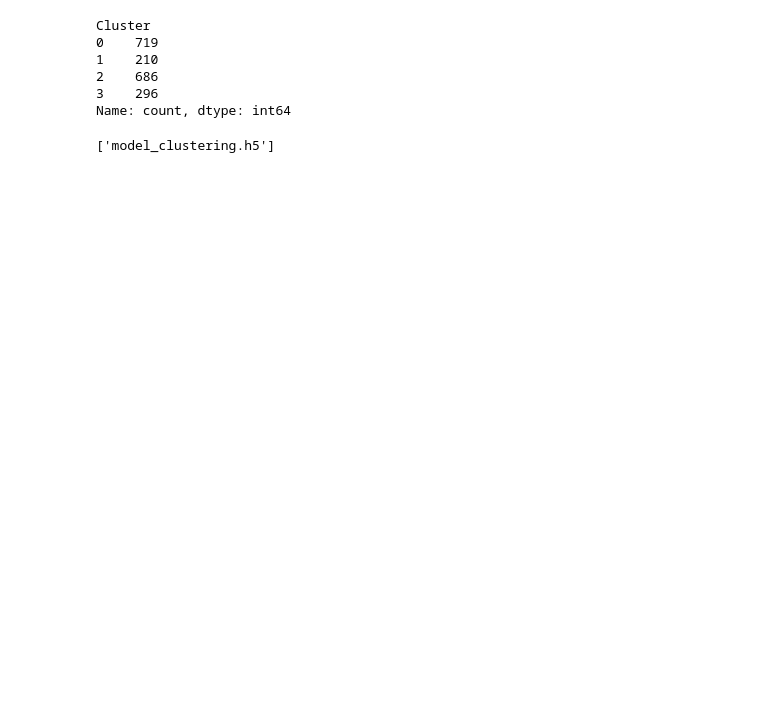
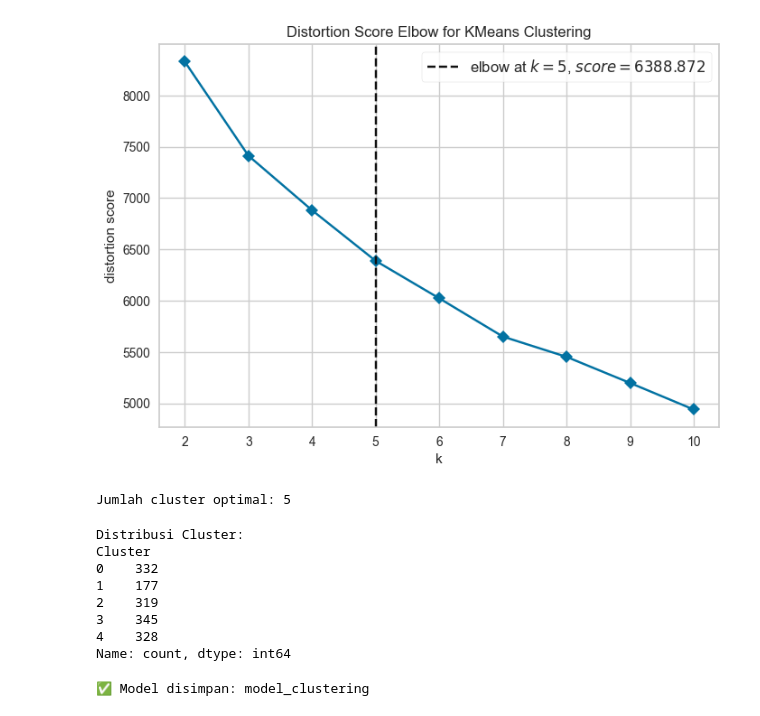
Before and after one commit to Bangkah/dicoding-ml-submission, a Jupyter notebook: [Clustering] Submission Akhir BMLP_Muhammad Dhiyaul Atha.ipynb, the cells around one changed output. Saved outputs shown, nothing was run; the diff lists cells and outputs as text; code cells hidden in the pictures; blank space fills up the shorter version.

Commit message:
submission machine learning untuk pemula

```diff
--- a/[Clustering] Submission Akhir BMLP_Muhammad Dhiyaul Atha.ipynb
+++ b/[Clustering] Submission Akhir BMLP_Muhammad Dhiyaul Atha.ipynb
@@ -135,0 +166,13 @@ Cluster optimal: 4
+# %%
+# Label Encoding untuk fitur kategorikal
+label_encoders = {}
+categorical_columns = df.select_dtypes(include=['object']).columns.tolist()
+print(f"Kolom kategorikal: {categorical_columns}\n")
+
+for col in categorical_columns:
+    le = LabelEncoder()
+    df[col] = le.fit_transform(df[col])
+    label_encoders[col] = le
+    print(f"'{col}': {list(le.classes_)}")
+
+df.head()
@@ -135,0 +198,14 @@ Cluster optimal: 4
+# %%
+# Handling Outlier menggunakan metode IQR (drop)
+numeric_features = df.select_dtypes(include=[np.number]).columns.tolist()
+
+print(f"Data sebelum handling outlier: {df.shape}")
+for col in numeric_features:
+    Q1 = df[col].quantile(0.25)
+    Q3 = df[col].quantile(0.75)
+    IQR = Q3 - Q1
+    lower = Q1 - 1.5 * IQR
+    upper = Q3 + 1.5 * IQR
+    df = df[(df[col] >= lower) & (df[col] <= upper)]
+
+print(f"Data setelah handling outlier: {df.shape}")
@@ -135,0 +215,5 @@ Cluster optimal: 4
+# %%
+# Feature Scaling menggunakan StandardScaler
+scaler = StandardScaler()
+df_scaled = pd.DataFrame(scaler.fit_transform(df), columns=df.columns)
+df_scaled.head()
@@ -136,17 +274,40 @@ Cluster optimal: 4
+# %%
+# Elbow Method menggunakan KElbowVisualizer
+model = KMeans(random_state=42)
+visualizer = KElbowVisualizer(model, k=(2, 11), timings=False, force_model=True)
+visualizer.fit(df_scaled.values)
+visualizer.show()
+plt.show()
+
+optimal_k = visualizer.elbow_value_
+if optimal_k is None:
+    optimal_k = 4
+print(f"\nJumlah cluster optimal: {optimal_k}")
+# %% [output]
+[figure, added]
+Jumlah cluster optimal: 5
 # %%
 # K-Means Clustering
 kmeans = KMeans(n_clusters=optimal_k, random_state=42, n_init=10)
-df_clustering['Cluster'] = kmeans.fit_predict(df_scaled)
-print(df_clustering['Cluster'].value_counts().sort_index())
+clusters = kmeans.fit_predict(df_scaled.values)
+
+df['Cluster'] = clusters
+df_scaled['Cluster'] = clusters
+
+print("Distribusi Cluster:")
+print(df['Cluster'].value_counts().sort_index())
 # %% [output]
+Distribusi Cluster:
 Cluster
-0    719
-1    210
-2    686
-3    296
+0    332
+1    177
+2    319
+3    345
+4    328
 Name: count, dtype: int64
 # %%
 # Simpan model clustering
-joblib.dump(kmeans, 'model_clustering.h5')
+joblib.dump(kmeans, 'model_clustering')
+print("✅ Model disimpan: model_clustering")
 # %% [output]
-['model_clustering.h5']
+✅ Model disimpan: model_clustering
```
Also changed, not shown: parts of 39 cells of this notebook, 13 other files.
